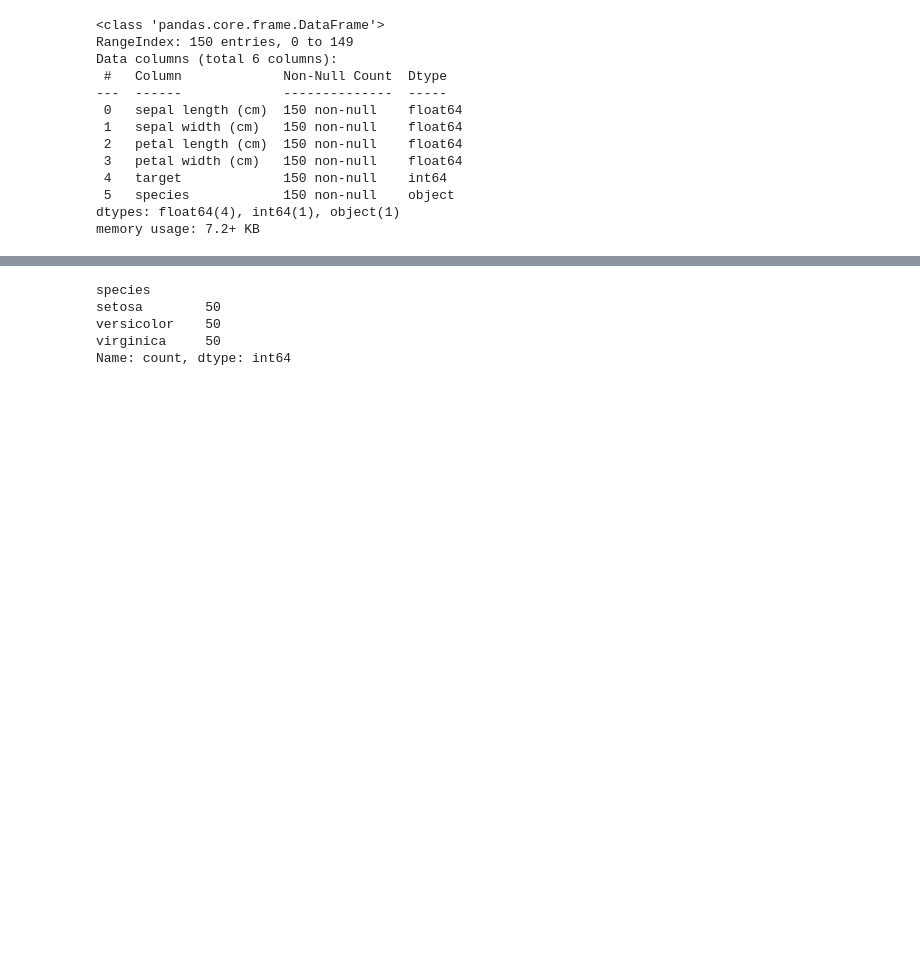
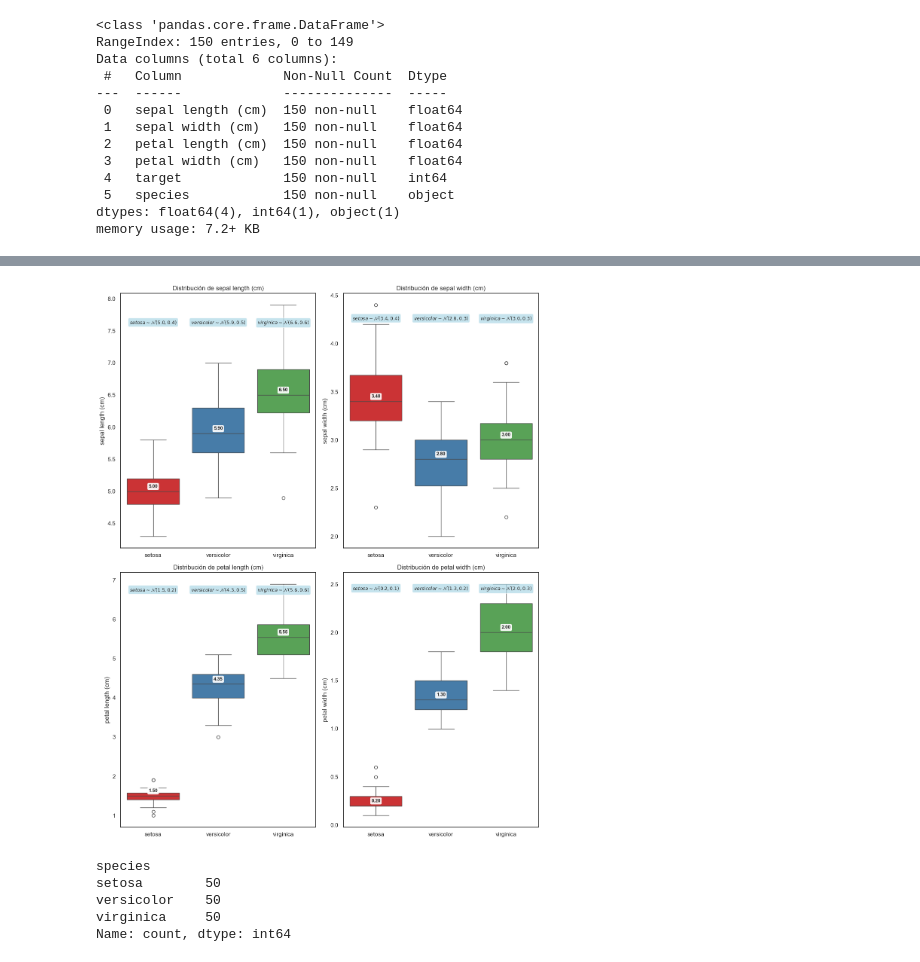
Before and after one commit to jaspina-unsam/tp_integrador_eei2, a Jupyter notebook: notebooks/Parte1.ipynb, the cells around one changed output, grey strips where cells are left out. Drawn from its saved outputs; the diff is of its cells as text; code cells hidden in the pictures; blank space fills up the shorter version.

```diff
--- a/notebooks/Parte1.ipynb
+++ b/notebooks/Parte1.ipynb
@@ -14,14 +14,14 @@ Este notebook cubre las consignas especificadas en `consignas/TP_integrador_EeI_
 
 ### Parte 1 - Análisis exploratorio del dataset IRIS
 # %%
-import os
+import numpy as np
 import pandas as pd
 import matplotlib.pyplot as plt
 import seaborn as sns
 
 from sklearn.datasets import load_iris
 
-sns.set_theme('notebook')
+sns.set_theme(style='white', palette='Set1')
 # %%
 iris = load_iris(as_frame=True).frame
 iris['species'] = iris['target'].map({
@@ -29,6 +29,7 @@ iris['species'] = iris['target'].map({
     1: 'versicolor',
     2: 'virginica'
 })
+features = [c for c in iris.columns if c not in['target', 'species']]
 iris.info()
 # %% [output]
 <class 'pandas.core.frame.DataFrame'>
@@ -59,3 +60,43 @@ iris.describe()
+# %%
+fig, axs = plt.subplots(2, 2, figsize=(12, 15))
+
+for i, f in enumerate(features):
+    ax = sns.boxplot(data=iris, y=f, x="species", hue="species", ax=axs[i//2, i%2])
+    ax.set_xlabel("")
+
+    for j, especie in enumerate(iris.species.unique()):
+        data_especie = iris[iris['species'] == especie][f]
+        media = data_especie.mean()
+        desvio = data_especie.std()
+        mediana = data_especie.median()
+
+        # Usar annotate con offset para mejor posicionamiento
+        ax.annotate(
+            f"{mediana:.2f}",
+            xy=(j, mediana),
+            xytext=(0, 5),  # 5 puntos arriba de la mediana
+            textcoords="offset points",
+            ha="center",
+            va="bottom",
+            fontweight="bold",
+            fontsize=9,
+            bbox=dict(boxstyle="round,pad=0.2", facecolor="white", alpha=0.9),
+        )
+
+        # Agregar leyenda en formato LaTeX
+        leyenda = f"${especie} \\sim \\mathcal{{N}}({media:.1f}, {desvio:.1f})$"
+
+        # Posicionar la leyenda arriba de cada boxplot
+        ax.text(j, ax.get_ylim()[1] * 0.95, leyenda,  # 95% del límite superior
+                ha='center', va='top', fontsize=9,
+                bbox=dict(boxstyle="round,pad=0.3", facecolor="lightblue", alpha=0.7))
+
+    ax.set_title(f'Distribución de {f}')
+
+plt.tight_layout()
+plt.show()
+# %% [output]
+[figure, added]
 # %%
 iris.species.value_counts()
 # %% [output]
```
Also changed, not shown: parts of 4 cells of this notebook.
